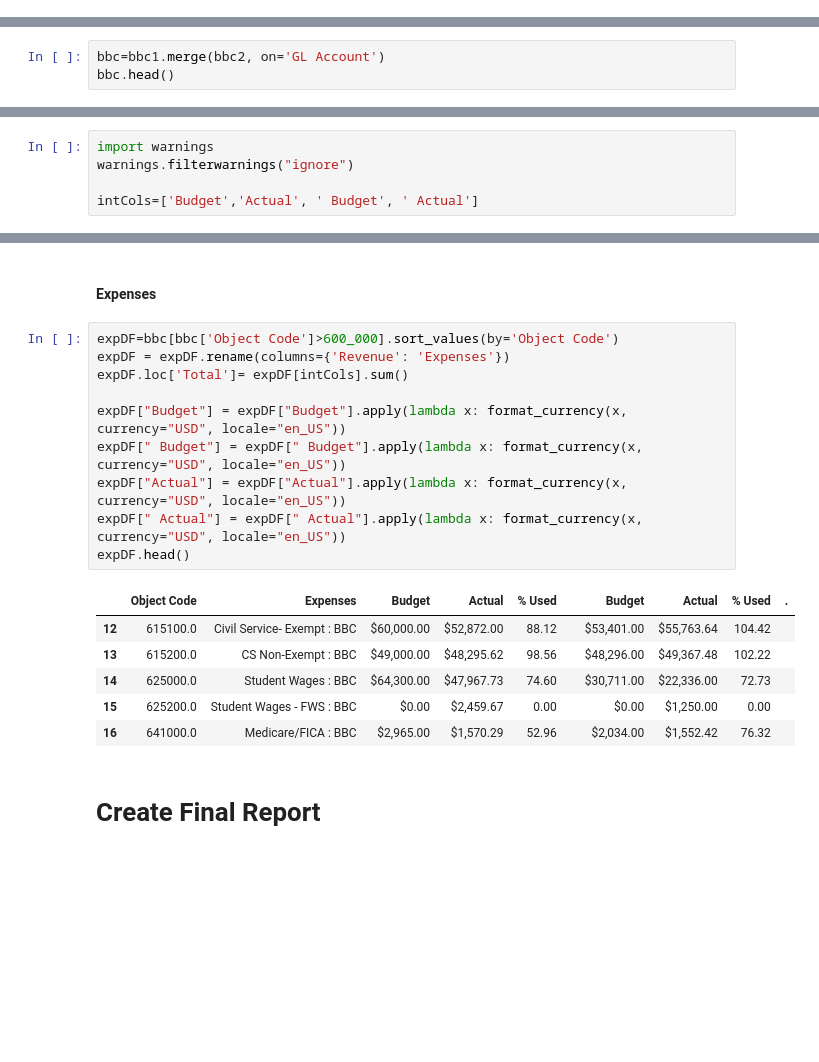
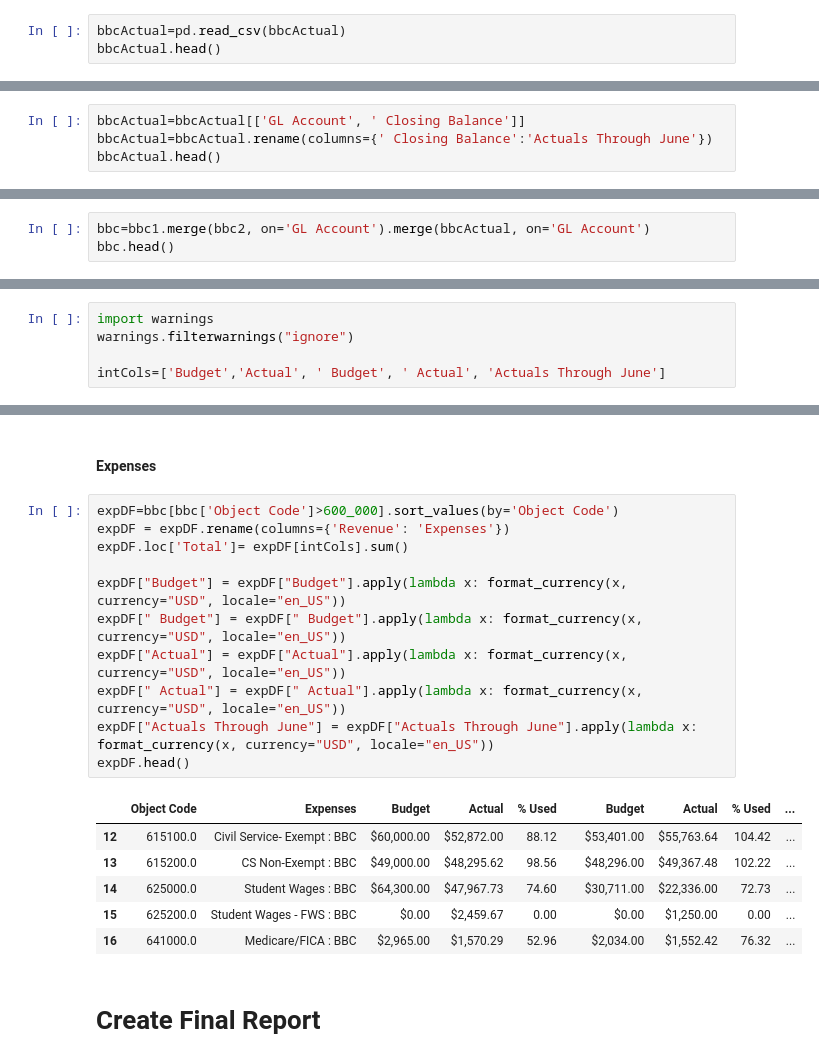
Before and after one commit to ScottySchmidt/accounting-finance-analyst, a Jupyter notebook: Bbc_tab.ipynb, the cells around one changed output, grey strips where cells are left out. Cells and saved outputs as stored; diff of their text form; blank space fills up the shorter version.

```diff
--- a/Bbc_tab.ipynb
+++ b/Bbc_tab.ipynb
@@ -56,0 +59,3 @@ bbc2.head()
+# %%
+bbcActual=pd.read_csv(bbcActual)
+bbcActual.head()
@@ -56,0 +69,4 @@ bbc2.head()
+# %%
+bbcActual=bbcActual[['GL Account', ' Closing Balance']]
+bbcActual=bbcActual.rename(columns={' Closing Balance':'Actuals Through June'})
+bbcActual.head()
@@ -57,6 +80,6 @@ bbc2.head()
 # %% [markdown]
 # Join Data with Previous Year Data
 # %%
-bbc=bbc1.merge(bbc2, on='GL Account')
+bbc=bbc1.merge(bbc2, on='GL Account').merge(bbcActual, on='GL Account')
 bbc.head()
 # %% [output]
@@ -97,7 +120,7 @@ bbc.head(7)
 import warnings
 warnings.filterwarnings("ignore")
 
-intCols=['Budget','Actual', ' Budget', ' Actual']
+intCols=['Budget','Actual', ' Budget', ' Actual', 'Actuals Through June']
 # %%
 revDF=bbc[bbc['Object Code'] < 600_000].sort_values(by='Object Code')
 revDF.loc['Total']= revDF[intCols].sum()
@@ -124,20 +149,21 @@ revDF.head()
 # %%
 expDF=bbc[bbc['Object Code']>600_000].sort_values(by='Object Code')
 expDF = expDF.rename(columns={'Revenue': 'Expenses'})
 expDF.loc['Total']= expDF[intCols].sum()
 
 expDF["Budget"] = expDF["Budget"].apply(lambda x: format_currency(x, currency="USD", locale="en_US"))
 expDF[" Budget"] = expDF[" Budget"].apply(lambda x: format_currency(x, currency="USD", locale="en_US"))
 expDF["Actual"] = expDF["Actual"].apply(lambda x: format_currency(x, currency="USD", locale="en_US"))
 expDF[" Actual"] = expDF[" Actual"].apply(lambda x: format_currency(x, currency="USD", locale="en_US"))
+expDF["Actuals Through June"] = expDF["Actuals Through June"].apply(lambda x: format_currency(x, currency="USD", locale="en_US"))
 expDF.head()
 # %% [output]
-|  | Object Code | Expenses | Budget | Actual | % Used |  | Budget | Actual | % Used | . |
-| 12 | 615100.0 | Civil Service- Exempt : BBC | $60,000.00 | $52,872.00 | 88.12 |  | $53,401.00 | $55,763.64 | 104.42 |  |
-| 13 | 615200.0 | CS Non-Exempt : BBC | $49,000.00 | $48,295.62 | 98.56 |  | $48,296.00 | $49,367.48 | 102.22 |  |
-| 14 | 625000.0 | Student Wages : BBC | $64,300.00 | $47,967.73 | 74.60 |  | $30,711.00 | $22,336.00 | 72.73 |  |
-| 15 | 625200.0 | Student Wages - FWS : BBC | $0.00 | $2,459.67 | 0.00 |  | $0.00 | $1,250.00 | 0.00 |  |
-| 16 | 641000.0 | Medicare/FICA : BBC | $2,965.00 | $1,570.29 | 52.96 |  | $2,034.00 | $1,552.42 | 76.32 |  |
+|  | Object Code | Expenses | Budget | Actual | % Used |  | Budget | Actual | % Used | ... |
+| 12 | 615100.0 | Civil Service- Exempt : BBC | $60,000.00 | $52,872.00 | 88.12 |  | $53,401.00 | $55,763.64 | 104.42 | ... |
+| 13 | 615200.0 | CS Non-Exempt : BBC | $49,000.00 | $48,295.62 | 98.56 |  | $48,296.00 | $49,367.48 | 102.22 | ... |
+| 14 | 625000.0 | Student Wages : BBC | $64,300.00 | $47,967.73 | 74.60 |  | $30,711.00 | $22,336.00 | 72.73 | ... |
+| 15 | 625200.0 | Student Wages - FWS : BBC | $0.00 | $2,459.67 | 0.00 |  | $0.00 | $1,250.00 | 0.00 | ... |
+| 16 | 641000.0 | Medicare/FICA : BBC | $2,965.00 | $1,570.29 | 52.96 |  | $2,034.00 | $1,552.42 | 76.32 | ... |
 # %% [markdown]
 # Create Final Report
 # %%
```
Also changed, not shown: parts of 12 cells of this notebook.
